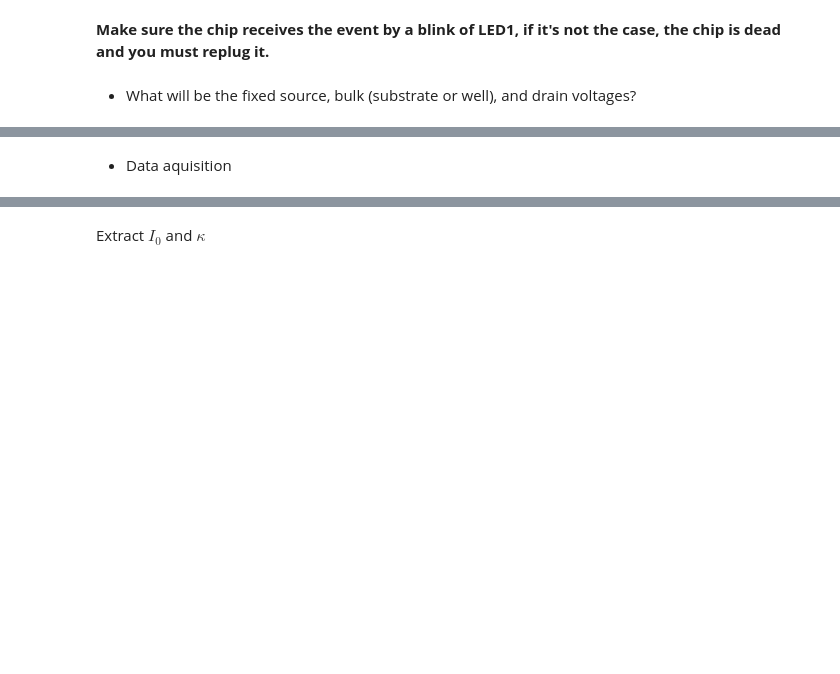
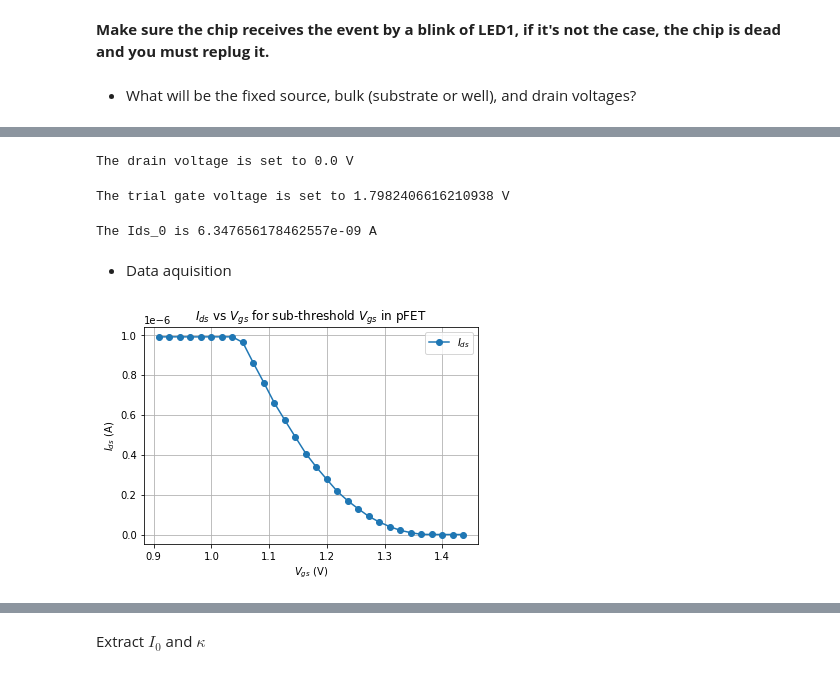
Before and after one commit to janhohenheim/neuromorphic-engineering-one, a Jupyter notebook: neuromorphic_engineering_one/session3_subthreshold_behavior_of_transistors/2021_Lab3_SubThr_4.5_Jan_Hohenheim.ipynb, the cells around one changed output, grey strips where cells are left out. Saved outputs shown, nothing was run; the diff lists cells and outputs as text; code cells hidden in the pictures; blank space fills up the shorter version.

```diff
--- a/neuromorphic_engineering_one/session3_subthreshold_behavior_of_transistors/2021_Lab3_SubThr_4.5_Jan_Hohenheim.ipynb
+++ b/neuromorphic_engineering_one/session3_subthreshold_behavior_of_transistors/2021_Lab3_SubThr_4.5_Jan_Hohenheim.ipynb
@@ -338,2 +353,22 @@ $I_{ds} = I_{GO21} - I_{GO21}|_{V_g = 0}$
+# %%
+# set drain voltage
+V_dp = 0.0
+p.set_voltage(pyplane.DacChannel.GO21, V_dp)
+print(f"The drain voltage is set to {p.get_set_voltage(pyplane.DacChannel.GO21)} V")
+# %% [output]
+The drain voltage is set to 0.0 V
+# %%
+# set trial gate voltage
+V_g0 = 1.8
+p.set_voltage(pyplane.DacChannel.AIN0, V_g0)
+print(f"The trial gate voltage is set to {p.get_set_voltage(pyplane.DacChannel.AIN0)} V")
+# %% [output]
+The trial gate voltage is set to 1.7982406616210938 V
+# %%
+# read Ids
+Ids_0 = p.read_current(pyplane.AdcChannel.GO21_N)
+print(f"The Ids_0 is {Ids_0} A")
+# %% [output]
+The Ids_0 is 6.347656178462557e-09 A
 # %% [markdown]
 * Data aquisition
@@ -344,2 +375,22 @@ $I_{ds} = I_{GO21} - I_{GO21}|_{V_g = 0}$
+# %%
+# sweep gate voltage
+Vgs = np.linspace(0, Vdd, num=100)
+Ids = []
+for V_g0 in Vgs:
+    p.set_voltage(pyplane.DacChannel.AIN0, V_g0)
+    time.sleep(0.05)
+    Id = p.read_current(pyplane.AdcChannel.GO21_N) - Ids_0
+    Ids.append(Id)
+# %%
+# plot in linear scale
+plt.plot(Vgs[50:80], Ids[50:80], "o-", label="$I_{ds}$")
+plt.title("$I_{ds}$ vs $V_{gs}$ for sub-threshold $V_{gs}$ in pFET")
+plt.xlabel("$V_{gs}$ (V)")
+plt.ylabel("$I_{ds}$ (A)")
+plt.grid()
+plt.legend()
+plt.show()
+# %% [output]
+[figure, added]
 # %%
 # if it looks nice in the plot, save it!
```
Also changed, not shown: parts of 14 cells of this notebook.
